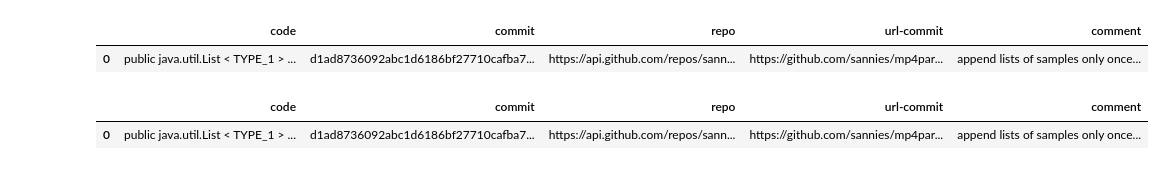
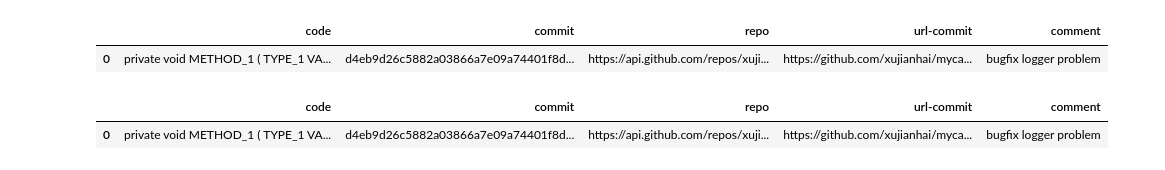
Before and after one commit to arminzirak/CodeXGLUE-DA, a Jupyter notebook: Code-Code/code-refinement/splitter.ipynb, the cells around one changed output. Saved outputs shown, nothing was run; the diff lists cells and outputs as text; code cells hidden in the pictures.

```diff
--- a/Code-Code/code-refinement/splitter.ipynb
+++ b/Code-Code/code-refinement/splitter.ipynb
@@ -3,12 +5,12 @@ import pandas as pd
 # %%
-fixed = pd.read_csv('./data/datasets/50/fixed_labelled.csv', index_col=0)
+fixed = pd.read_csv(f'./data/datasets/{data}/fixed_labelled.csv', index_col=0)
 fixed.head(1)
 # %% [output]
 |  | code | commit | repo | url-commit | comment |
-| 0 | public java.util.List < TYPE_1 > ... | d1ad8736092abc1d6186bf27710cafba7... | https://api.github.com/repos/sann... | https://github.com/sannies/mp4par... | append lists of samples only once... |
+| 0 | private void METHOD_1 ( TYPE_1 VA... | d4eb9d26c5882a03866a7e09a74401f8d... | https://api.github.com/repos/xuji... | https://github.com/xujianhai/myca... | bugfix logger problem |
 # %%
-buggy = pd.read_csv('./data/datasets/50/buggy_labelled.csv', index_col=0)
+buggy = pd.read_csv(f'./data/datasets/{data}/buggy_labelled.csv', index_col=0)
 buggy.head(1)
 # %% [output]
 |  | code | commit | repo | url-commit | comment |
-| 0 | public java.util.List < TYPE_1 > ... | d1ad8736092abc1d6186bf27710cafba7... | https://api.github.com/repos/sann... | https://github.com/sannies/mp4par... | append lists of samples only once... |
+| 0 | private void METHOD_1 ( TYPE_1 VA... | d4eb9d26c5882a03866a7e09a74401f8d... | https://api.github.com/repos/xuji... | https://github.com/xujianhai/myca... | bugfix logger problem |
```
Also changed, not shown: parts of 9 cells of this notebook, 2 other files.
